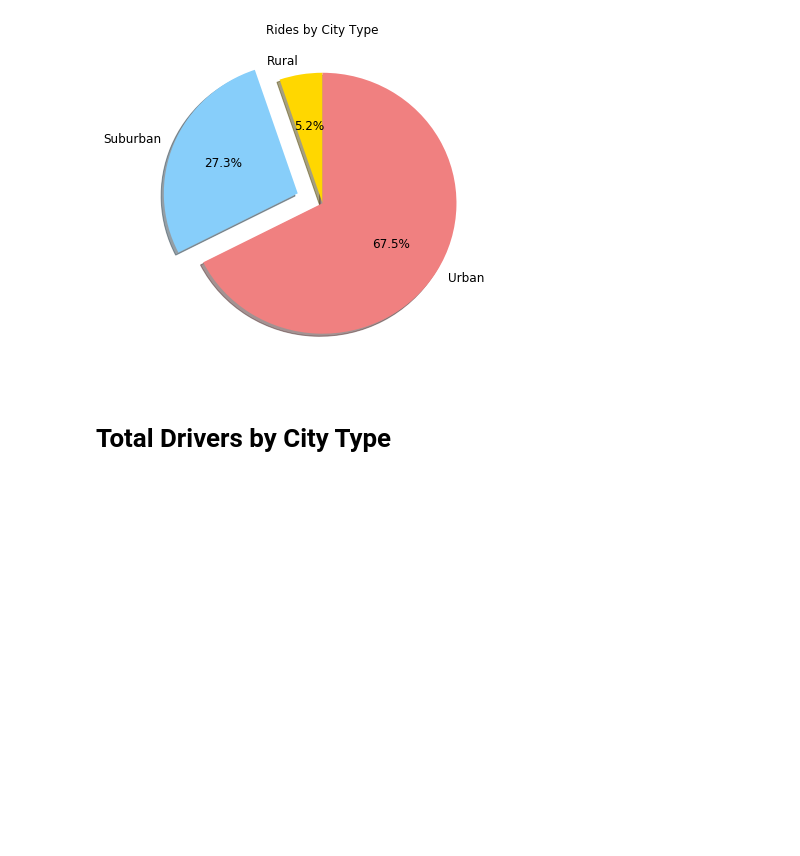
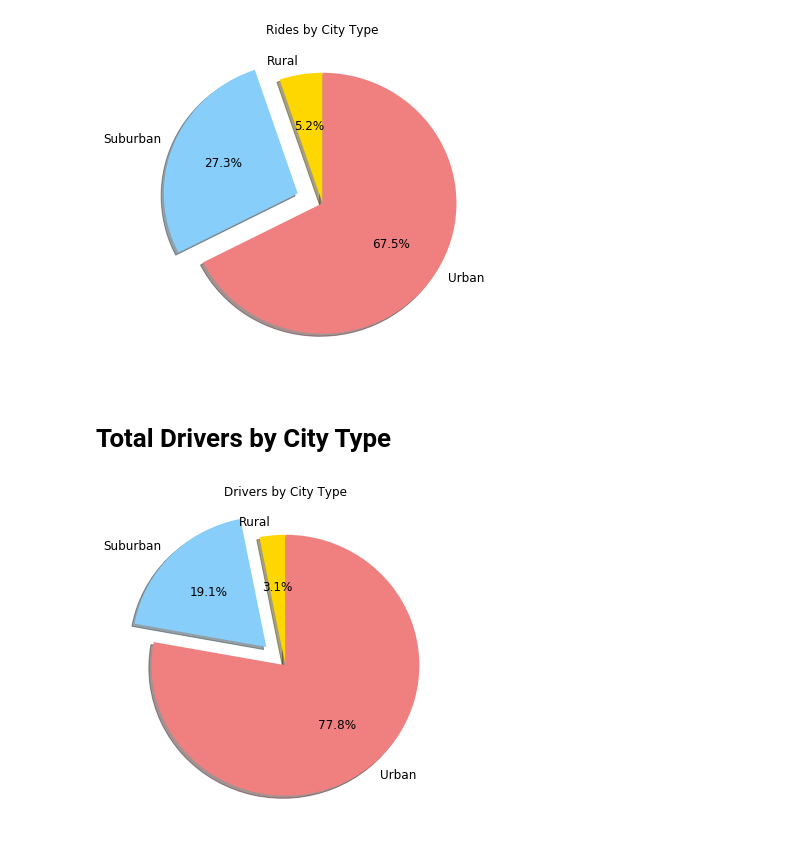
Before and after one commit to spencerrand/Ride-Sharing-Analysis, a Jupyter notebook: main.ipynb, the cells around one changed output. Drawn from its saved outputs; the diff is of its cells as text; code cells hidden in the pictures; blank space fills up the shorter version.

```diff
--- a/main.ipynb
+++ b/main.ipynb
@@ -145,3 +145,22 @@ plt.show()
 [figure]
 # %% [markdown]
 <h1>Total Drivers by City Type</h1>
+# %%
+# This section displays a pie chart of drivers by city type
+
+# Group the combined dataframe by type
+driver_group = city_data_df.groupby("type")
+
+# Sum up fares by type
+driver_total_by_type = driver_group["driver_count"].sum()
+
+# Create a pie chart based upon the trip duration of that single bike
+driver_pie = driver_total_by_type.plot(kind="pie", explode=pie_explode, colors=pie_colors, title="Drivers by City Type",
+                                  startangle=90, shadow=True, autopct='%1.1f%%', figsize=(6, 6), fontsize=12)
+
+# Remove label on y axis
+driver_pie.set_ylabel('')
+
+plt.show()
+# %% [output]
+[figure, added]
```
